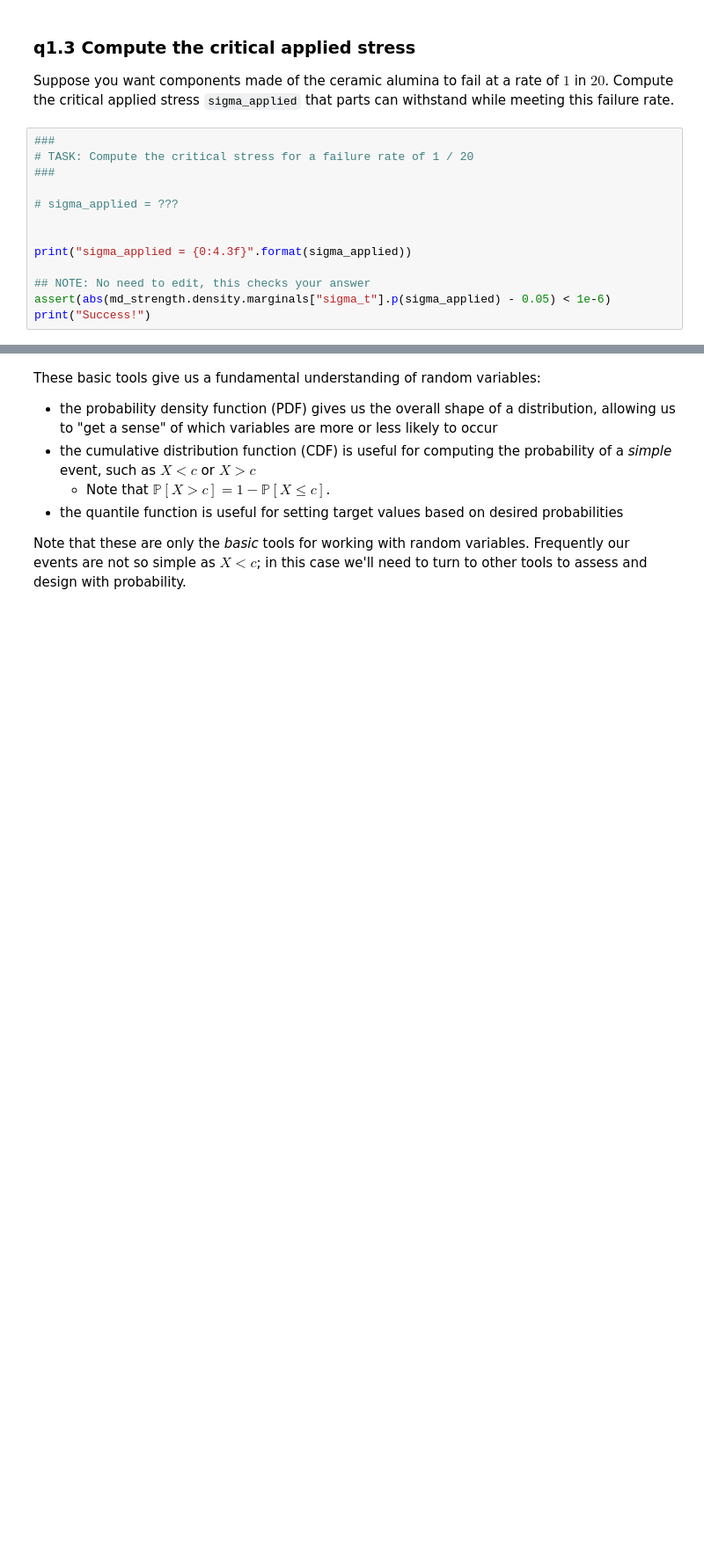
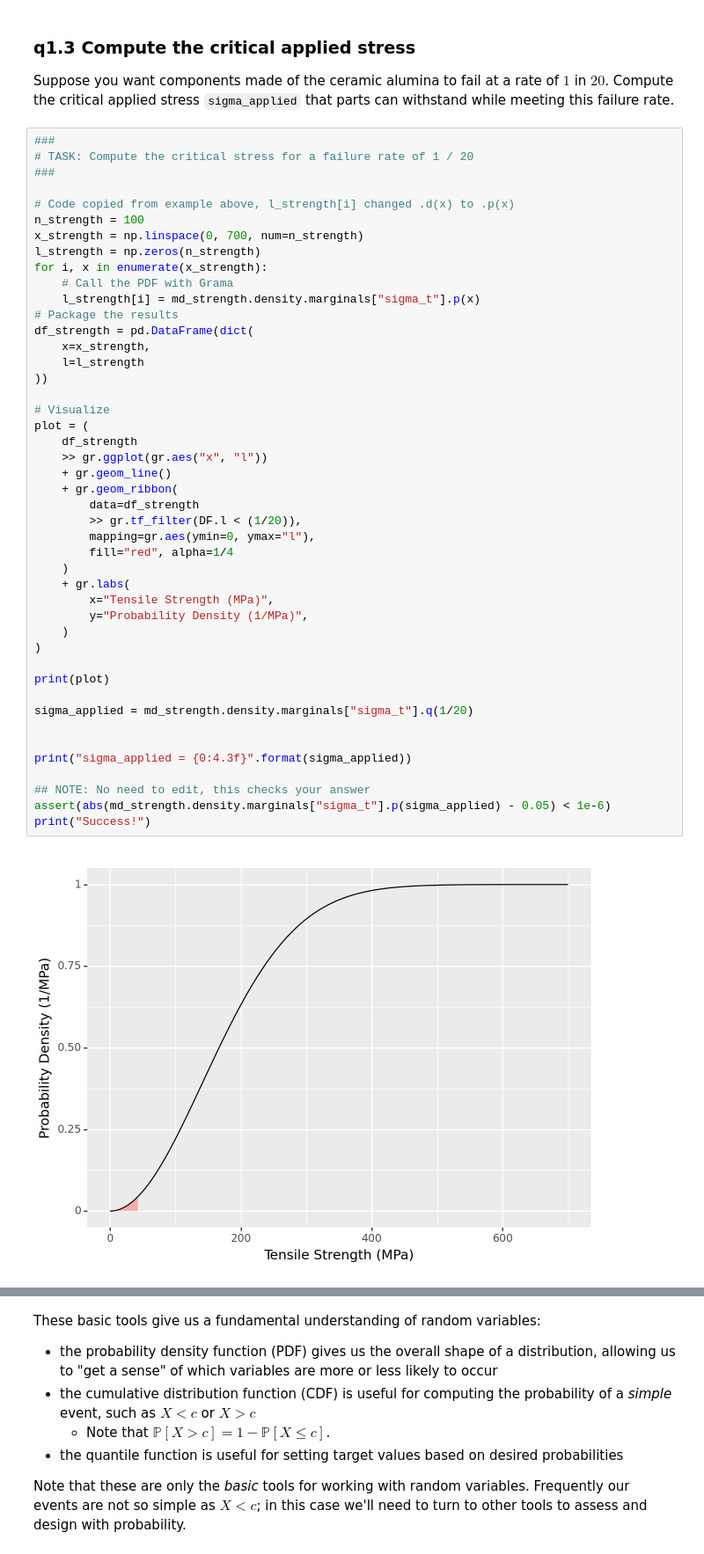
Before and after one commit to amineeva/PDO, a Jupyter notebook: assignments/nb4-pr-univariate-assignment.ipynb, the cells around one changed output, grey strips where cells are left out. Shown at 88% size. Saved outputs shown, nothing was run; the diff lists cells and outputs as text; blank space fills up the shorter version.

```diff
--- a/assignments/nb4-pr-univariate-assignment.ipynb
+++ b/assignments/nb4-pr-univariate-assignment.ipynb
@@ -347,13 +347,47 @@ Suppose you want components made of the ceramic alumina to fail at a rate of $1$
 # %%
 ###
 # TASK: Compute the critical stress for a failure rate of 1 / 20
 ###
 
-# sigma_applied = ???
+# Code copied from example above, l_strength[i] changed .d(x) to .p(x)
+n_strength = 100
+x_strength = np.linspace(0, 700, num=n_strength)
+l_strength = np.zeros(n_strength)
+for i, x in enumerate(x_strength):
+    # Call the PDF with Grama
+    l_strength[i] = md_strength.density.marginals["sigma_t"].p(x)
+# Package the results
+df_strength = pd.DataFrame(dict(
+    x=x_strength,
+    l=l_strength
+))
+
+# Visualize
+plot = (
+    df_strength
+    >> gr.ggplot(gr.aes("x", "l"))
+    + gr.geom_line()
+    + gr.geom_ribbon(
+        data=df_strength
+        >> gr.tf_filter(DF.l < (1/20)),
+        mapping=gr.aes(ymin=0, ymax="l"),
+        fill="red", alpha=1/4
+    )
+    + gr.labs(
+        x="Tensile Strength (MPa)",
+        y="Probability Density (1/MPa)",
+    )
+)
+
+print(plot)
+
+sigma_applied = md_strength.density.marginals["sigma_t"].q(1/20)
 
 
 print("sigma_applied = {0:4.3f}".format(sigma_applied))
 
 ## NOTE: No need to edit, this checks your answer
 assert(abs(md_strength.density.marginals["sigma_t"].p(sigma_applied) - 0.05) < 1e-6)
 print("Success!")
+# %% [output]
+[figure, added]
```
Also changed, not shown: parts of 1 cell of this notebook.
